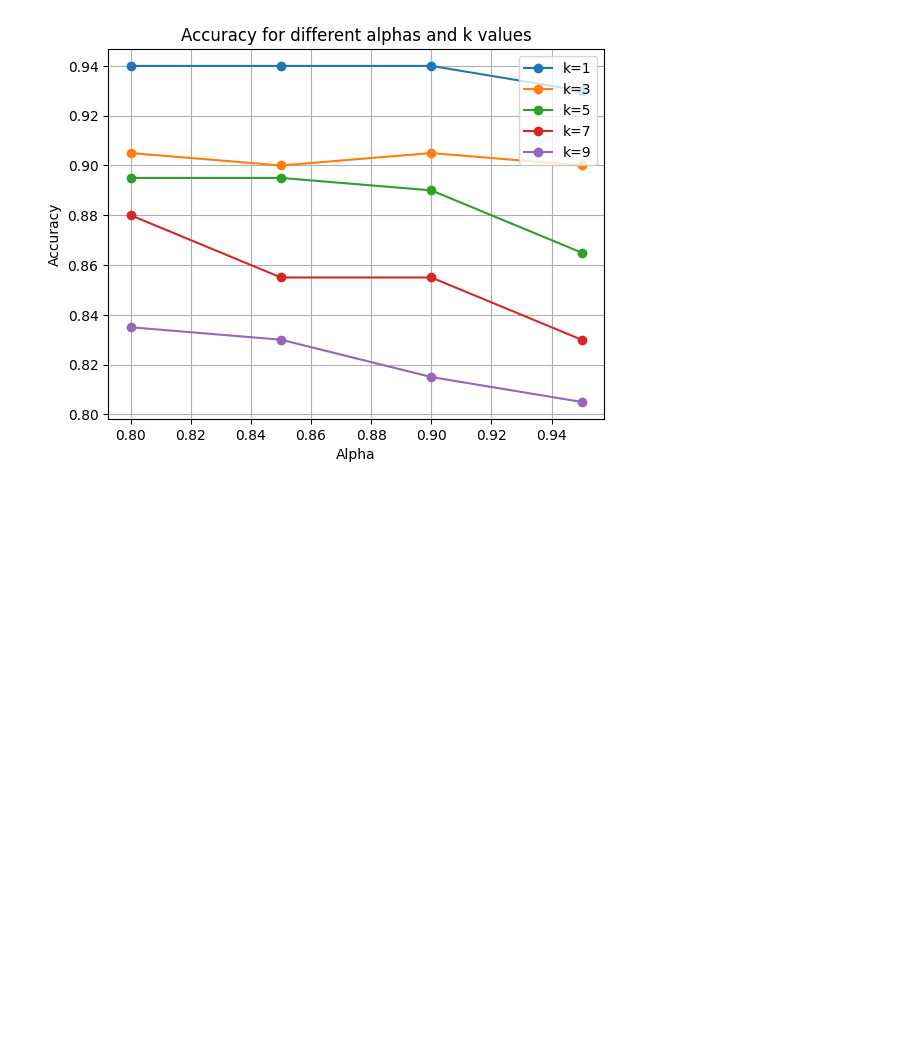
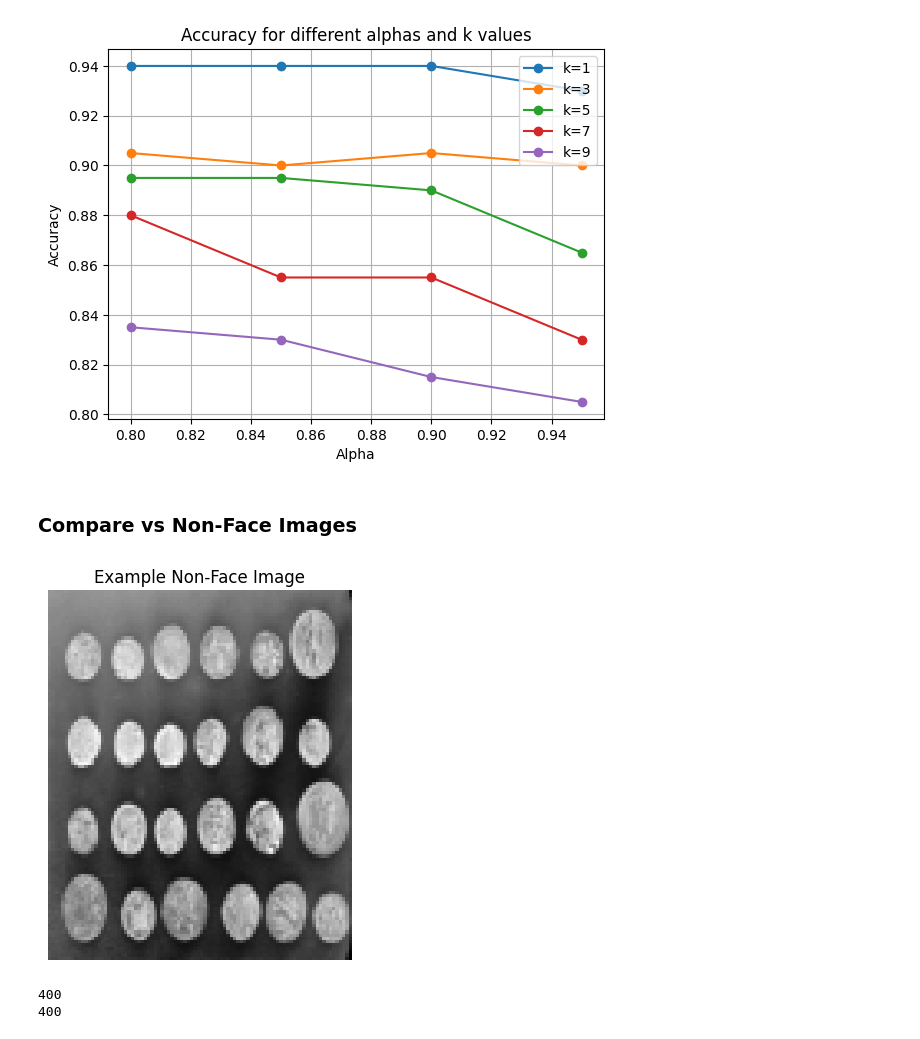
Before and after one commit to Dalioy/Face-Recognition-Classification-Using-PCA-and-LDA, a Jupyter notebook: Note_books/PCA.ipynb, the cells around one changed output. Saved outputs shown, nothing was run; the diff lists cells and outputs as text; code cells hidden in the pictures; blank space fills up the shorter version.

Commit message:
Compare vs Non-Face Images

```diff
--- a/Note_books/PCA.ipynb
+++ b/Note_books/PCA.ipynb
@@ -89,3 +89,37 @@ plt.grid(True)
 plt.show()
 # %% [output]
 [figure]
+# %% [markdown]
+###  Compare vs Non-Face Images
+# %%
+from skimage import data
+from skimage.color import rgb2gray
+from skimage.transform import resize
+import numpy as np
+import pandas as pd
+import matplotlib.pyplot as plt
+
+non_face_images = [
+    data.coins(),
+    data.moon(),
+    data.page(),
+    data.clock()
+]
+
+non_face_data = []
+
+for i, img in enumerate(non_face_images):
+    if img.ndim == 3:
+        img = rgb2gray(img)
+    img_resized = resize(img, (112, 92), anti_aliasing=True)
+    img_vector = (img_resized * 255).astype(np.uint8).ravel()
+    non_face_data.append({'image_vector': img_vector, 'label': 'non_face'})
+
+non_face_df = pd.DataFrame(non_face_data)
+
+plt.imshow(non_face_data[0]['image_vector'].reshape(112, 92), cmap='gray')
+plt.title("Example Non-Face Image")
+plt.axis('off')
+plt.show()
+# %% [output]
+[figure, added]
@@ -91,0 +134,6 @@ plt.show()
+# %%
+print(len(face_data))
+print(len(face_data['label']))
+# %% [output]
+400
+400
```
Also changed, not shown: parts of 8 cells of this notebook, 1 other file.
